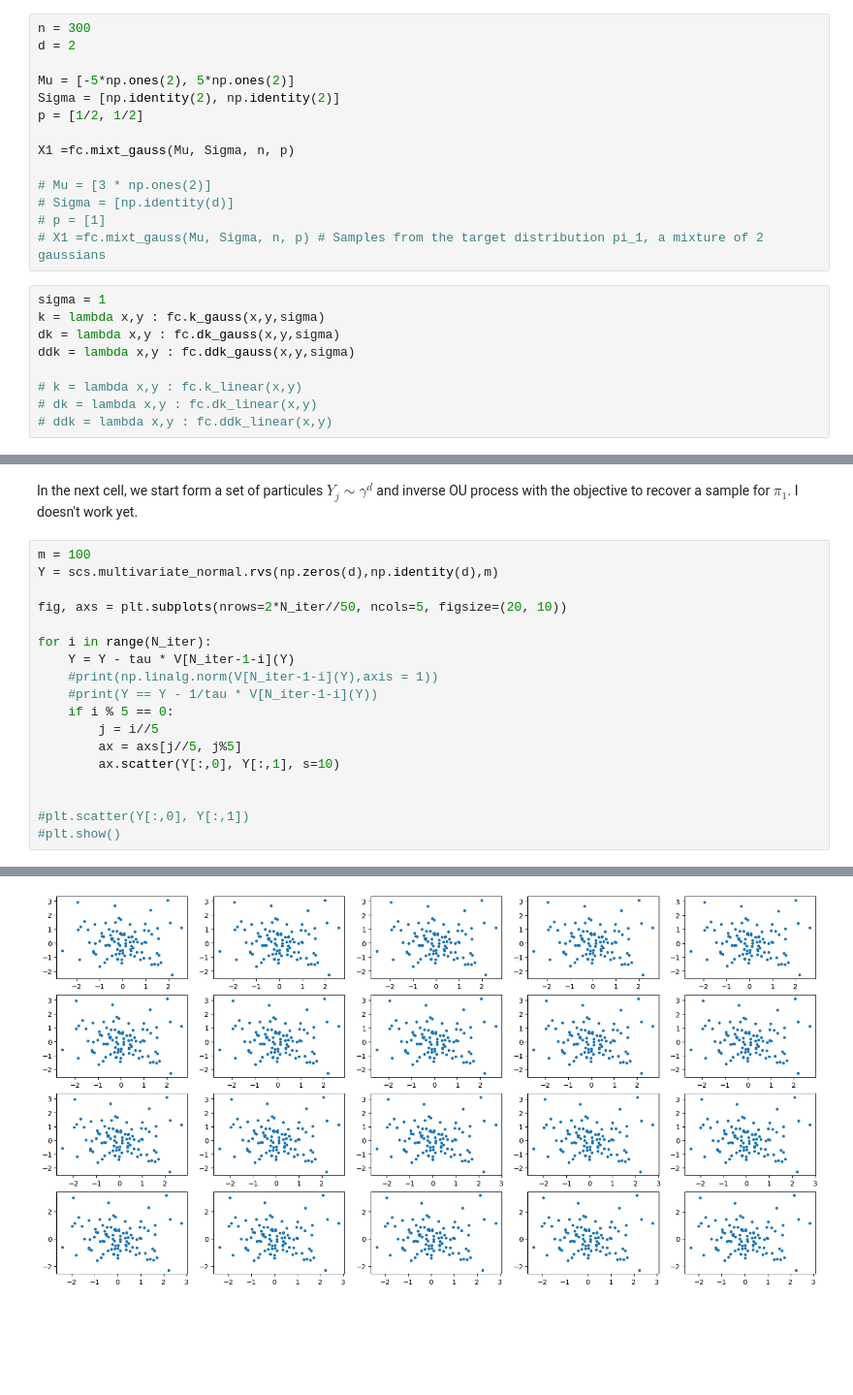
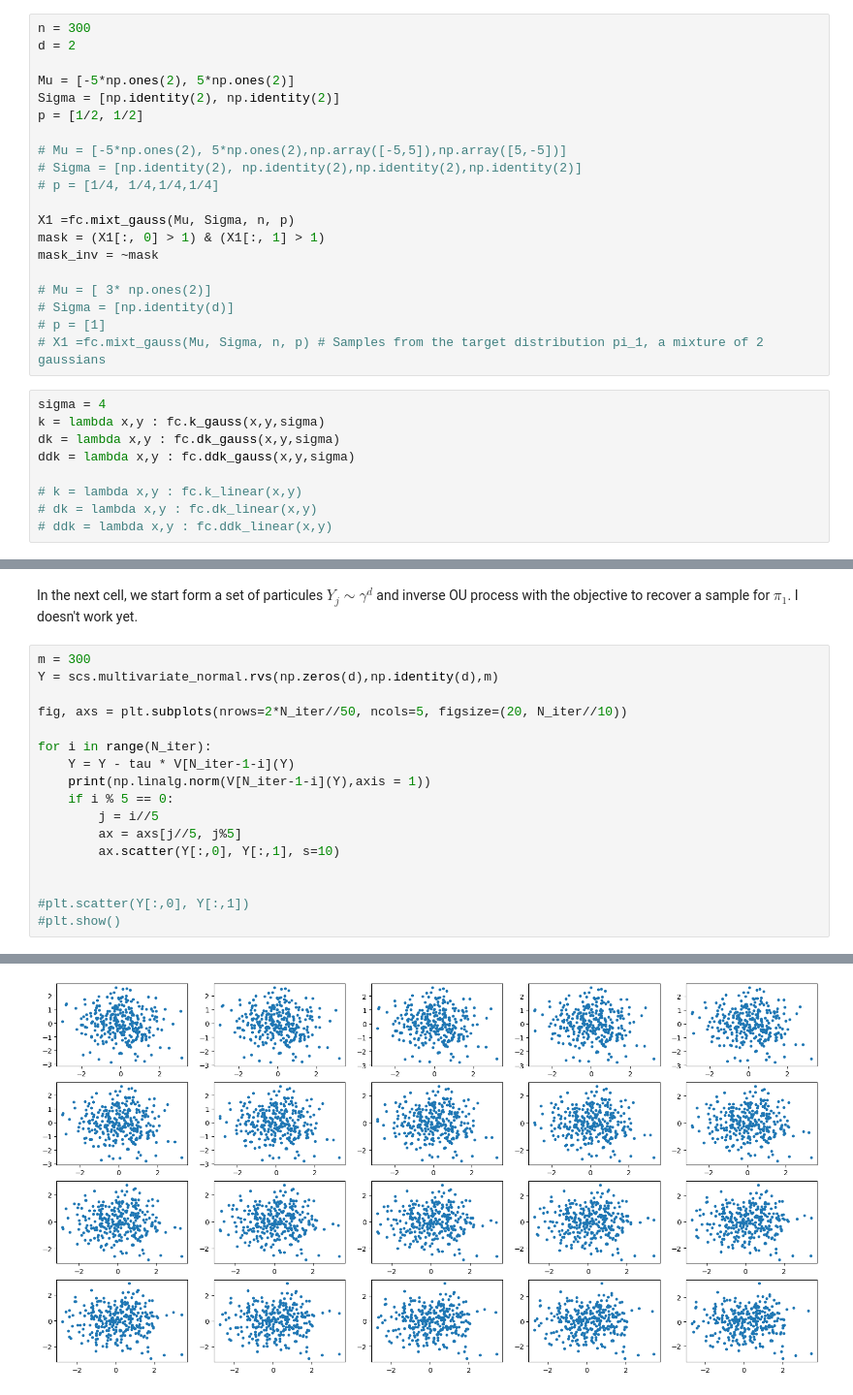
Before and after one commit to clementinechazal/kernel-path, a Jupyter notebook: ou_stein_path.ipynb, the cells around one changed output, grey strips where cells are left out. Shown at 97% size. Saved outputs shown, nothing was run; the diff lists cells and outputs as text; blank space fills up the shorter version.

```diff
--- a/ou_stein_path.ipynb
+++ b/ou_stein_path.ipynb
@@ -14,14 +14,20 @@ Mu = [-5*np.ones(2), 5*np.ones(2)]
 Sigma = [np.identity(2), np.identity(2)]
 p = [1/2, 1/2]
 
+# Mu = [-5*np.ones(2), 5*np.ones(2),np.array([-5,5]),np.array([5,-5])]
+# Sigma = [np.identity(2), np.identity(2),np.identity(2),np.identity(2)]
+# p = [1/4, 1/4,1/4,1/4]
+
 X1 =fc.mixt_gauss(Mu, Sigma, n, p)
+mask = (X1[:, 0] > 1) & (X1[:, 1] > 1)
+mask_inv = ~mask
 
-# Mu = [3 * np.ones(2)]
+# Mu = [ 3* np.ones(2)]
 # Sigma = [np.identity(d)]
 # p = [1]
 # X1 =fc.mixt_gauss(Mu, Sigma, n, p) # Samples from the target distribution pi_1, a mixture of 2 gaussians
 # %%
-sigma = 1
+sigma = 4
 k = lambda x,y : fc.k_gauss(x,y,sigma)
 dk = lambda x,y : fc.dk_gauss(x,y,sigma)
 ddk = lambda x,y : fc.ddk_gauss(x,y,sigma)
@@ -119,15 +155,14 @@ iter95
 # %% [markdown]
 In the next cell, we start form a set of particules $Y_j \sim \gamma^d$ and inverse OU process with the objective to recover a sample for $\pi_1$. I doesn't work yet.
 # %%
-m = 100
+m = 300
 Y = scs.multivariate_normal.rvs(np.zeros(d),np.identity(d),m)
 
-fig, axs = plt.subplots(nrows=2*N_iter//50, ncols=5, figsize=(20, 10))
+fig, axs = plt.subplots(nrows=2*N_iter//50, ncols=5, figsize=(20, N_iter//10))
 
 for i in range(N_iter):
     Y = Y - tau * V[N_iter-1-i](Y)
-    #print(np.linalg.norm(V[N_iter-1-i](Y),axis = 1))
-    #print(Y == Y - 1/tau * V[N_iter-1-i](Y))
+    print(np.linalg.norm(V[N_iter-1-i](Y),axis = 1))
     if i % 5 == 0:
         j = i//5
         ax = axs[j//5, j%5]
@@ -140 +192 @@ for i in range(N_iter):
-[figure, old version]
+[figure, new version]
```
Also changed, not shown: parts of 8 cells of this notebook.
